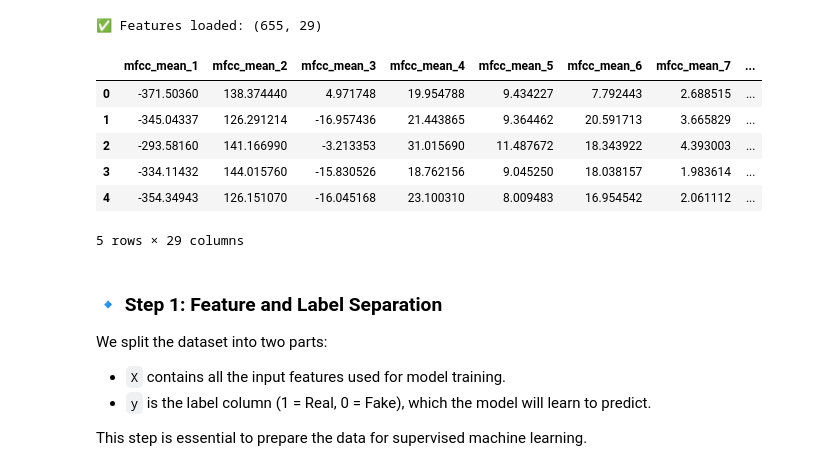
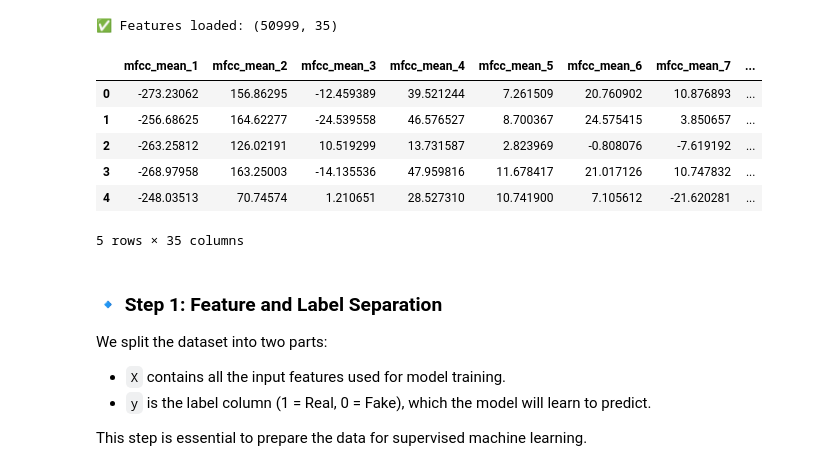
Before and after one commit to ArshT12/Deepfake_vs_Real_voice_classification, a Jupyter notebook: Notebooks/02_classical_models.ipynb, the cells around one changed output. Saved outputs shown, nothing was run; the diff lists cells and outputs as text; code cells hidden in the pictures.

```diff
--- a/Notebooks/02_classical_models.ipynb
+++ b/Notebooks/02_classical_models.ipynb
@@ -1,21 +1,21 @@
 # %%
 import pandas as pd
 
 # Load features from CSV
-features_path = "../Extracted Features/features_combined.csv"
+features_path = "../Extracted Features/features_combined_extended.csv"
 df = pd.read_csv(features_path)
 
 print("✅ Features loaded:", df.shape)
 df.head()
 # %% [output]
-✅ Features loaded: (655, 29)
+✅ Features loaded: (50999, 35)
 |  | mfcc_mean_1 | mfcc_mean_2 | mfcc_mean_3 | mfcc_mean_4 | mfcc_mean_5 | mfcc_mean_6 | mfcc_mean_7 | ... |
-| 0 | -371.50360 | 138.374440 | 4.971748 | 19.954788 | 9.434227 | 7.792443 | 2.688515 | ... |
-| 1 | -345.04337 | 126.291214 | -16.957436 | 21.443865 | 9.364462 | 20.591713 | 3.665829 | ... |
-| 2 | -293.58160 | 141.166990 | -3.213353 | 31.015690 | 11.487672 | 18.343922 | 4.393003 | ... |
-| 3 | -334.11432 | 144.015760 | -15.830526 | 18.762156 | 9.045250 | 18.038157 | 1.983614 | ... |
-| 4 | -354.34943 | 126.151070 | -16.045168 | 23.100310 | 8.009483 | 16.954542 | 2.061112 | ... |
+| 0 | -273.23062 | 156.86295 | -12.459389 | 39.521244 | 7.261509 | 20.760902 | 10.876893 | ... |
+| 1 | -256.68625 | 164.62277 | -24.539558 | 46.576527 | 8.700367 | 24.575415 | 3.850657 | ... |
+| 2 | -263.25812 | 126.02191 | 10.519299 | 13.731587 | 2.823969 | -0.808076 | -7.619192 | ... |
+| 3 | -268.97958 | 163.25003 | -14.135536 | 47.959816 | 11.678417 | 21.017126 | 10.747832 | ... |
+| 4 | -248.03513 | 70.74574 | 1.210651 | 28.527310 | 10.741900 | 7.105612 | -21.620281 | ... |
-5 rows × 29 columns
+5 rows × 35 columns
 # %% [markdown]
 ### 🔹 Step 1: Feature and Label Separation
 
```
Also changed, not shown: parts of 1 cell of this notebook, 14 other files.
